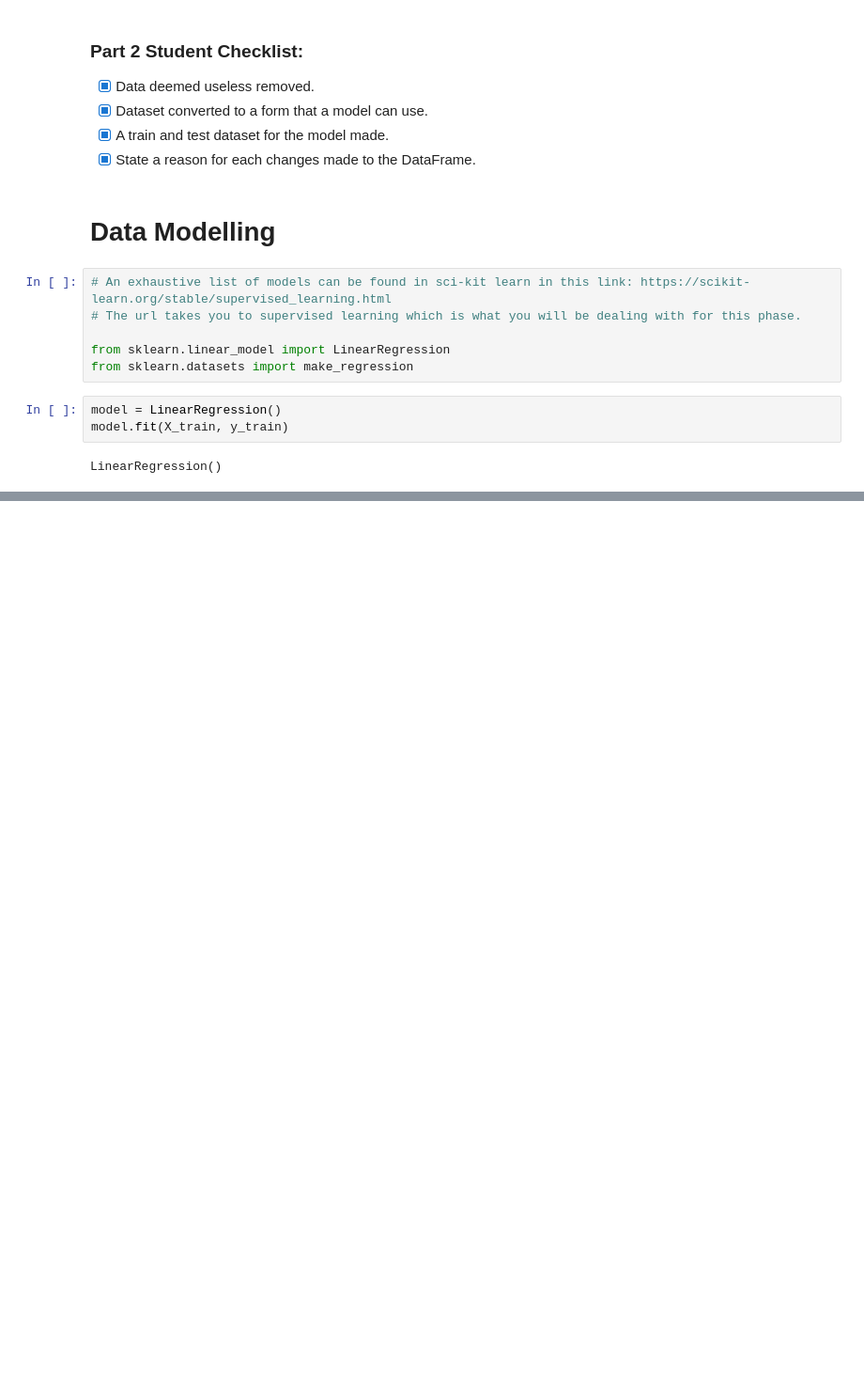
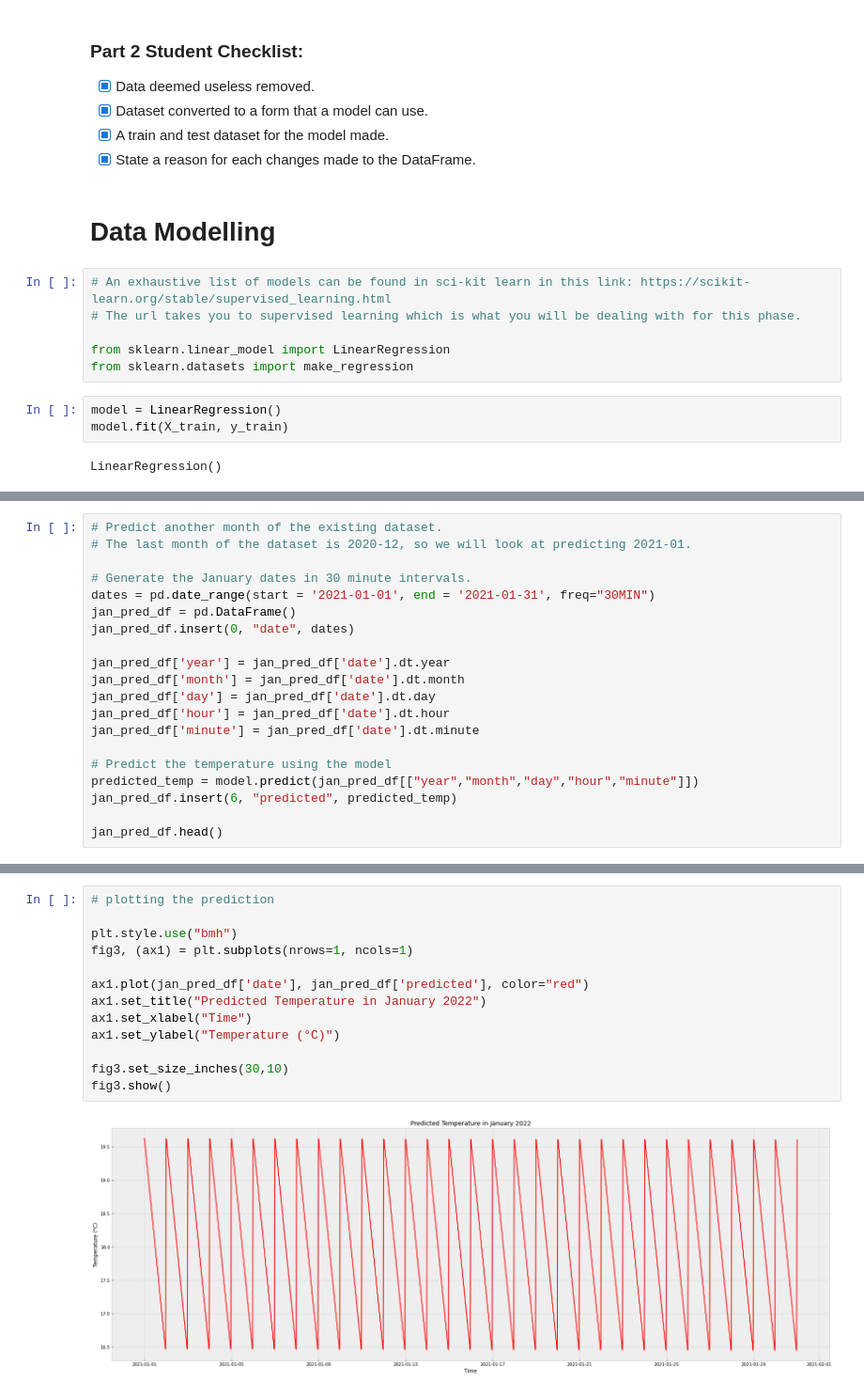
Before and after one commit to aprilchen64/MSA-Phase-2, a Jupyter notebook: Data-Science/submission.ipynb, the cells around one changed output, grey strips where cells are left out. Shown at 94% size. Cells and saved outputs as stored; diff of their text form; blank space fills up the shorter version.

```diff
--- a/Data-Science/submission.ipynb
+++ b/Data-Science/submission.ipynb
@@ -409,0 +380,20 @@ Interesting observations from predicting another month of the existing dataset i
+# %%
+# Predict another month of the existing dataset.
+# The last month of the dataset is 2020-12, so we will look at predicting 2021-01.
+
+# Generate the January dates in 30 minute intervals.
+dates = pd.date_range(start = '2021-01-01', end = '2021-01-31', freq="30MIN")
+jan_pred_df = pd.DataFrame()
+jan_pred_df.insert(0, "date", dates)
+
+jan_pred_df['year'] = jan_pred_df['date'].dt.year
+jan_pred_df['month'] = jan_pred_df['date'].dt.month
+jan_pred_df['day'] = jan_pred_df['date'].dt.day
+jan_pred_df['hour'] = jan_pred_df['date'].dt.hour
+jan_pred_df['minute'] = jan_pred_df['date'].dt.minute
+
+# Predict the temperature using the model
+predicted_temp = model.predict(jan_pred_df[["year","month","day","hour","minute"]])
+jan_pred_df.insert(6, "predicted", predicted_temp)
+
+jan_pred_df.head()
@@ -409,0 +407,15 @@ Interesting observations from predicting another month of the existing dataset i
+# %%
+# plotting the prediction
+
+plt.style.use("bmh")
+fig3, (ax1) = plt.subplots(nrows=1, ncols=1)
+
+ax1.plot(jan_pred_df['date'], jan_pred_df['predicted'], color="red")
+ax1.set_title("Predicted Temperature in January 2022")
+ax1.set_xlabel("Time")
+ax1.set_ylabel("Temperature (°C)")
+
+fig3.set_size_inches(30,10)
+fig3.show()
+# %% [output]
+[figure, added]
```
Also changed, not shown: parts of 15 cells of this notebook.
